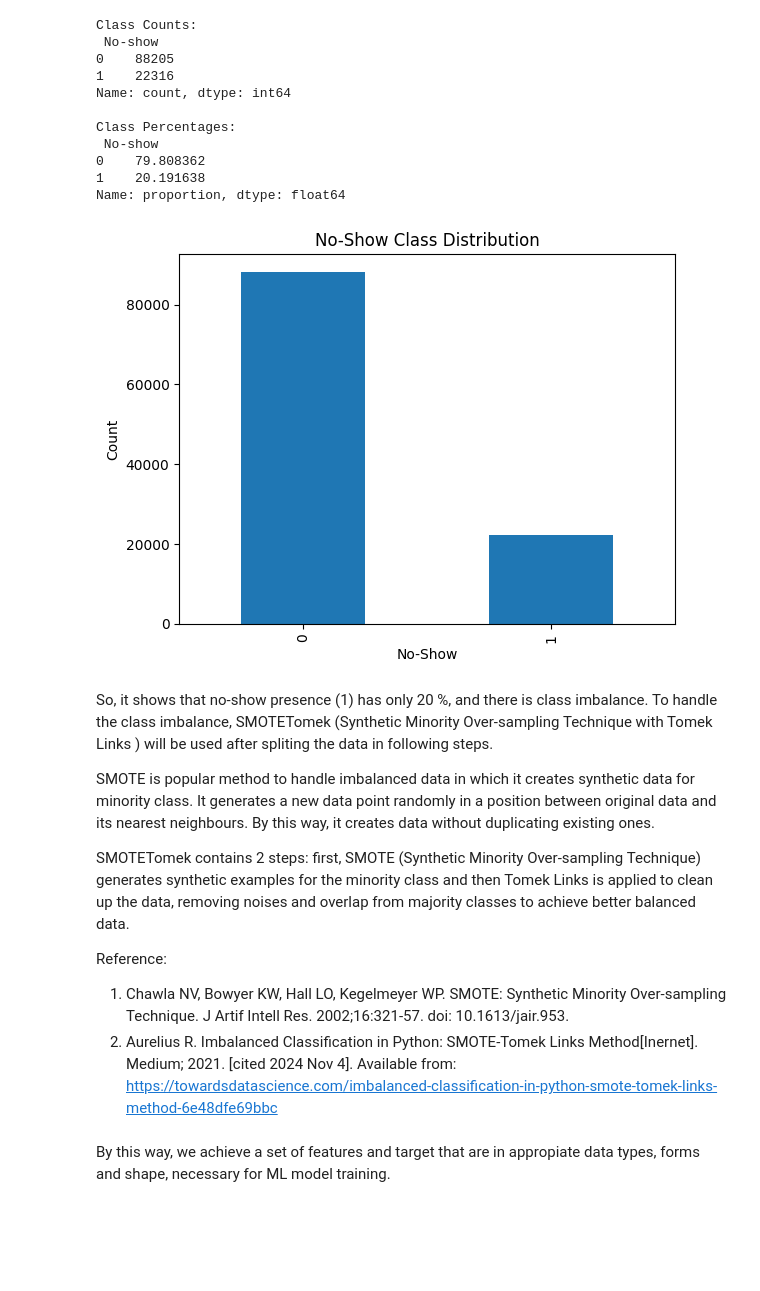
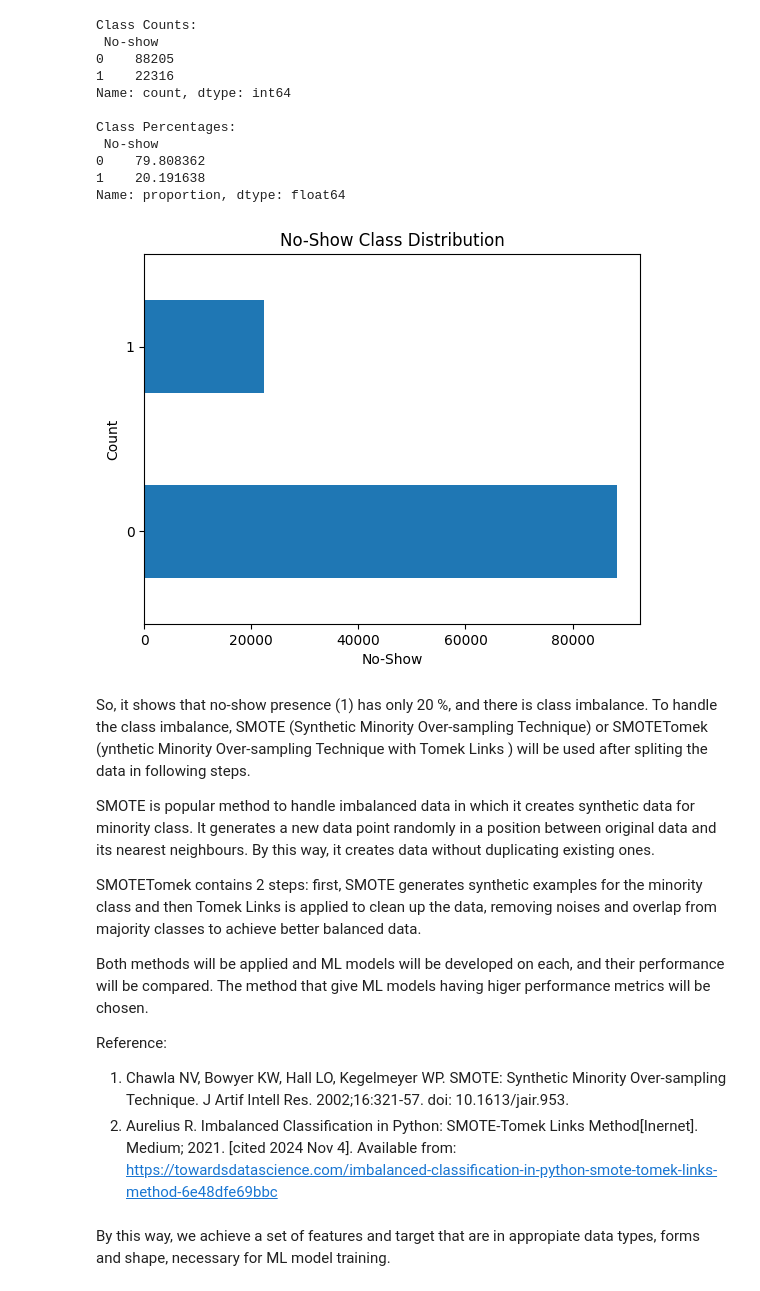
Before and after one commit to prabhursingh/No-Show, a Jupyter notebook: no show.ipynb, the cells around one changed output. Cells and saved outputs as stored; diff of their text form; code cells hidden in the pictures; blank space fills up the shorter version.

```diff
--- a/no show.ipynb
+++ b/no show.ipynb
@@ -258,6 +243,7 @@ df['Diabetes'] = df['Diabetes'].astype(bool)
 df['Alcoholism'] = df['Alcoholism'].astype(bool)
 df['Handicap'] = df['Handicap'].astype(bool)
 df['SMS_received'] = df['SMS_received'].astype(bool)
+df['Gender'] = df['Gender'].astype("category")
 
 df.dtypes
 # %% [output]
@@ -451,9 +490,29 @@ if 'No-show' in df.columns:
             # Proceed to plot only if data is available
             if not df_subset.empty:
                 plt.figure(figsize=(10, 5))
-                sns.countplot(x=target, hue=col, data=df_subset)  # Removed order to check the actual categories
-                plt.title(f"Relationship between No-show and {col}")
+
+                # Plot with countplot to show the relationship between No-show and the feature
+                ax = sns.countplot(x=target, hue=col, data=df_subset)
+
+                # Add titles and labels for better storytelling
+                plt.title(f"Influence of {col} on Appointment Attendance (No-show)", fontsize=16, fontweight='bold')
+                plt.xlabel("No-show (Yes = Attended, No = Missed)", fontsize=12)
+                plt.ylabel("Number of Patients", fontsize=12)
+                plt.legend(title=col, title_fontsize='13', loc='upper right')
+
+                # Customize x-ticks to improve readability
                 plt.xticks(rotation=45)
+
+                # Add count labels to each bar
+                for p in ax.patches:
+                    ax.annotate(f'{int(p.get_height())}',
+                                (p.get_x() + p.get_width() / 2., p.get_height()),
+                                ha = 'center', va = 'baseline',
+                                fontsize=10, color='black',
+                                xytext=(0, 5),
+                                textcoords='offset points')
+
+                # Show the plot
                 plt.show()
 # %% [output]
 Feature: Gender, Unique values: ['F', 'M']
@@ -576,0 +619,15 @@ Name: No-show, dtype: int64
+# %%
+from sklearn.preprocessing import MinMaxScaler
+
+# Separate the columns to exclude
+excluded_cols = ['PatientId', 'AppointmentID']
+included_numerical_cols = [col for col in df.select_dtypes(include=['int64', 'float64'])]
+
+# Initialize the MinMaxScaler
+scaler = MinMaxScaler()
+
+# Apply Min-Max scaling only to the selected numerical columns
+df[included_numerical_cols] = scaler.fit_transform(df[included_numerical_cols])
+
+print("Normalized DataFrame using Min-Max Scaling (excluding PatientId and AppointmentID):")
+print(df.head())
@@ -657,19 +870,21 @@ Class Percentages:
 Name: proportion, dtype: float64
 # %%
 #visualize the class imbalance
-class_counts.plot(kind='bar')
+class_counts.plot(kind='barh')
 plt.title("No-Show Class Distribution")
 plt.xlabel("No-Show")
 plt.ylabel("Count")
 plt.show()
 # %% [output]
-[figure, old version]
+[figure, new version]
 # %% [markdown]
-So, it shows that no-show presence (1) has only 20 %, and there is class imbalance. To handle the class imbalance, SMOTETomek (Synthetic Minority Over-sampling Technique with Tomek Links ) will be used after spliting the data in following steps.
+So, it shows that no-show presence (1) has only 20 %, and there is class imbalance. To handle the class imbalance, SMOTE (Synthetic Minority Over-sampling Technique) or SMOTETomek (ynthetic Minority Over-sampling Technique with Tomek Links ) will be used after spliting the data in following steps.
 
 SMOTE is popular method to handle imbalanced data in which it creates synthetic data for minority class. It generates a new data point randomly in a position between original data and its nearest neighbours. By this way, it creates  data without duplicating existing ones.
 
-SMOTETomek contains 2 steps: first, SMOTE (Synthetic Minority Over-sampling Technique) generates synthetic examples for the minority class and then Tomek Links is applied to clean up the data, removing noises and overlap from majority classes to achieve better balanced data.
+SMOTETomek contains 2 steps: first, SMOTE generates synthetic examples for the minority class and then Tomek Links is applied to clean up the data, removing noises and overlap from majority classes to achieve better balanced data.
+
+Both methods will be applied and ML models will be developed on each, and their performance will be compared. The method that give ML models having higer performance metrics will be chosen.
 
 Reference:<br>
 1. Chawla NV, Bowyer KW, Hall LO, Kegelmeyer WP. SMOTE: Synthetic Minority Over-sampling Technique. J Artif Intell Res. 2002;16:321-57. doi: 10.1613/jair.953.
```
Also changed, not shown: parts of 140 cells of this notebook.
